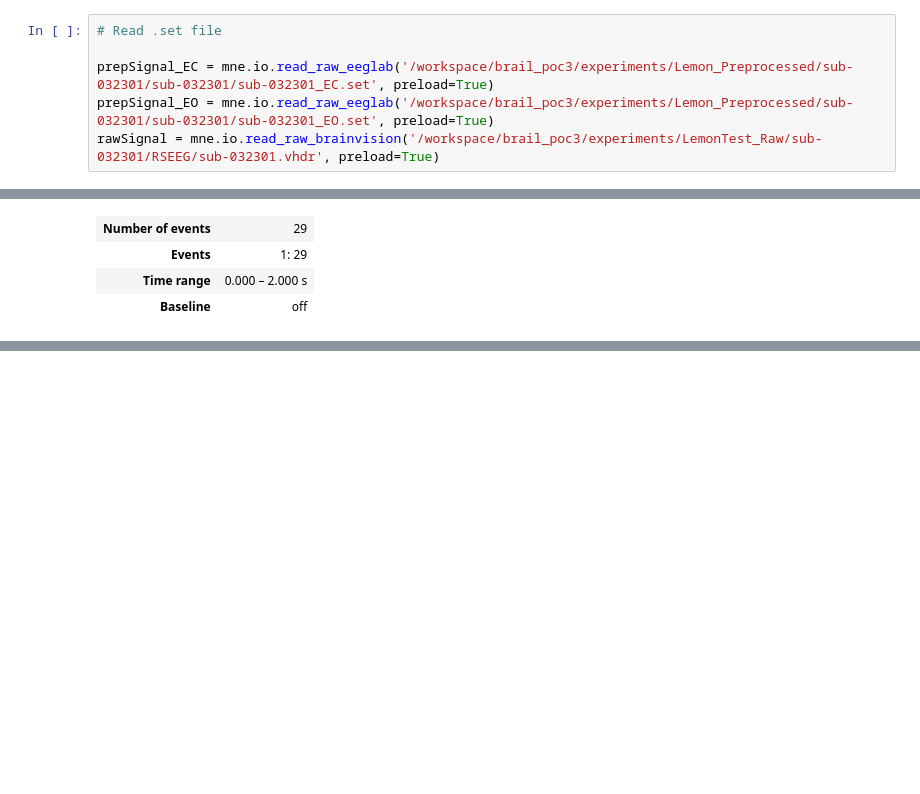
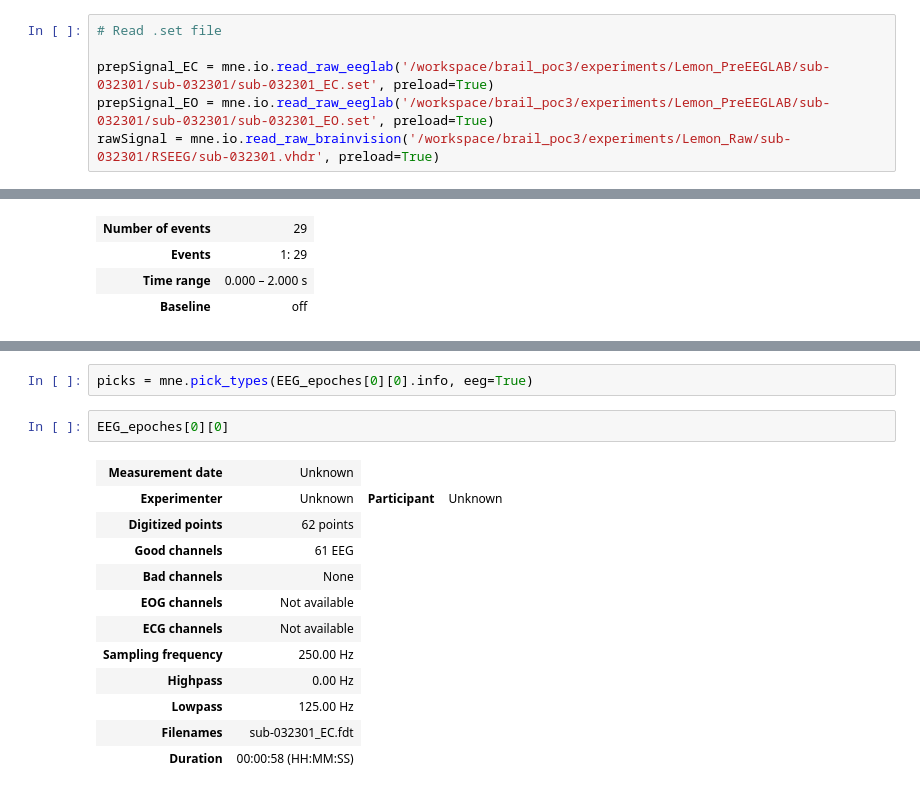
Before and after one commit to CxElegy/Brail_Poc3, a Jupyter notebook: notebook/FC_TestCode_for_LEMON&MNE.ipynb, the cells around one changed output, grey strips where cells are left out. Saved outputs shown, nothing was run; the diff lists cells and outputs as text; blank space fills up the shorter version.

```diff
--- a/notebook/FC_TestCode_for_LEMON&MNE.ipynb
+++ b/notebook/FC_TestCode_for_LEMON&MNE.ipynb
@@ -23,7 +31,7 @@ for i in folderPath:
 # %%
 # Read .set file
 
-prepSignal_EC = mne.io.read_raw_eeglab('/workspace/brail_poc3/experiments/Lemon_Preprocessed/sub-032301/sub-032301/sub-032301_EC.set', preload=True)
-prepSignal_EO = mne.io.read_raw_eeglab('/workspace/brail_poc3/experiments/Lemon_Preprocessed/sub-032301/sub-032301/sub-032301_EO.set', preload=True)
-rawSignal = mne.io.read_raw_brainvision('/workspace/brail_poc3/experiments/LemonTest_Raw/sub-032301/RSEEG/sub-032301.vhdr', preload=True)
+prepSignal_EC = mne.io.read_raw_eeglab('/workspace/brail_poc3/experiments/Lemon_PreEEGLAB/sub-032301/sub-032301/sub-032301_EC.set', preload=True)
+prepSignal_EO = mne.io.read_raw_eeglab('/workspace/brail_poc3/experiments/Lemon_PreEEGLAB/sub-032301/sub-032301/sub-032301_EO.set', preload=True)
+rawSignal = mne.io.read_raw_brainvision('/workspace/brail_poc3/experiments/Lemon_Raw/sub-032301/RSEEG/sub-032301.vhdr', preload=True)
 # %% [output]
@@ -642,0 +900,17 @@ epochs[0]
+# %%
+picks = mne.pick_types(EEG_epoches[0][0].info, eeg=True)
+# %%
+EEG_epoches[0][0]
+# %% [output]
+| Measurement date | Unknown |
+| Experimenter | Unknown | Participant | Unknown |
+| Digitized points | 62 points |
+| Good channels | 61 EEG |
+| Bad channels | None |
+| EOG channels | Not available |
+| ECG channels | Not available |
+| Sampling frequency | 250.00 Hz |
+| Highpass | 0.00 Hz |
+| Lowpass | 125.00 Hz |
+| Filenames | sub-032301_EC.fdt |
+| Duration | 00:00:58 (HH:MM:SS) |
```
Also changed, not shown: parts of 9 cells of this notebook, 5 other files.
